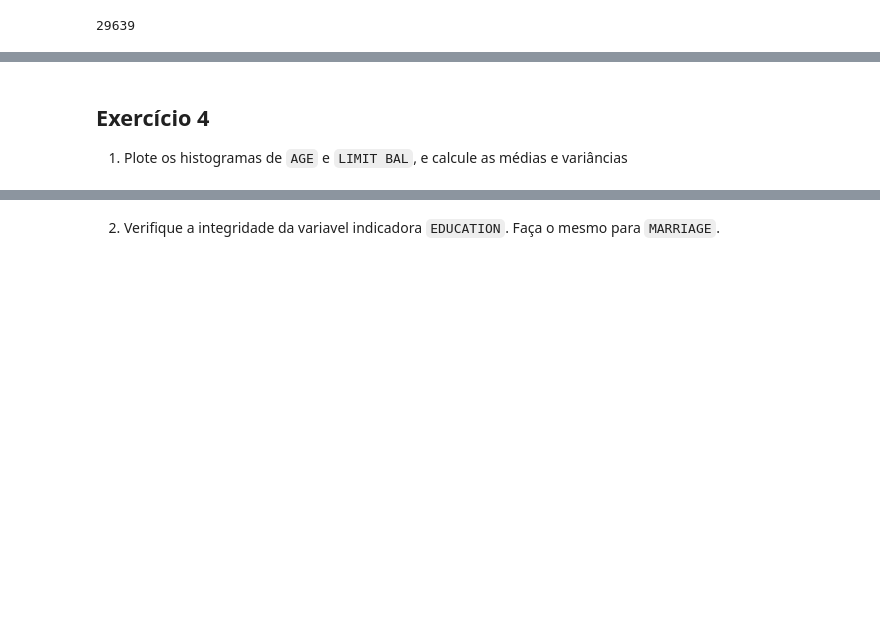
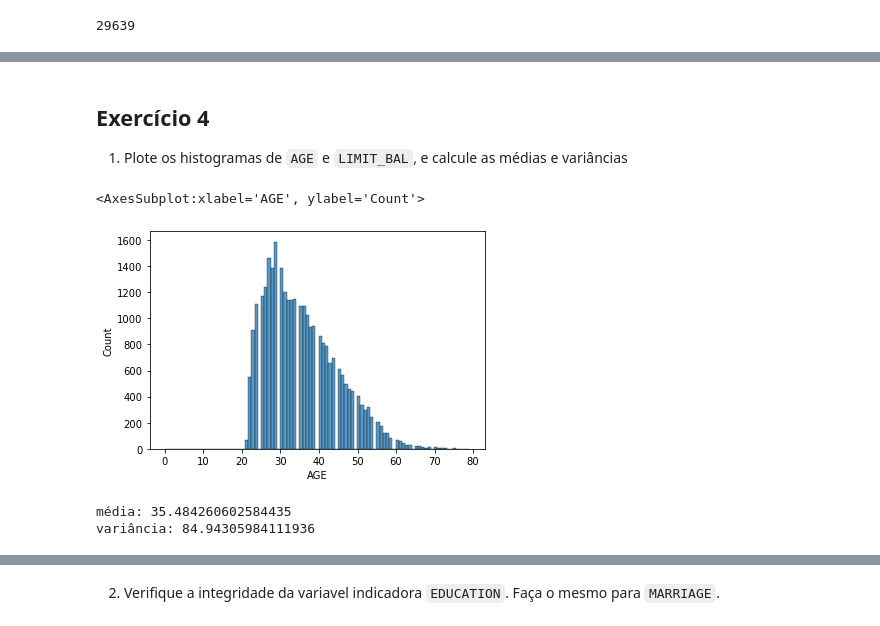
Before and after one commit to augusnunes/fraud-prediction, a Jupyter notebook: proj1.ipynb, the cells around one changed output, grey strips where cells are left out. Cells and saved outputs as stored; diff of their text form; code cells hidden in the pictures; blank space fills up the shorter version.

```diff
--- a/proj1.ipynb
+++ b/proj1.ipynb
@@ -142,3 +159,14 @@ A probabilidade de fraude e sua variância não muda muito quando são retiradas
 # %% [markdown]
 ## Exercício 4
-1. Plote os histogramas de `AGE` e `LIMIT BAL`, e calcule as médias e variâncias
+1. Plote os histogramas de `AGE` e `LIMIT_BAL`, e calcule as médias e variâncias
+# %%
+sns.histplot(new_df.AGE)
+# %% [output]
+<AxesSubplot:xlabel='AGE', ylabel='Count'>
+[figure, added]
+# %%
+print(f"média: {new_df.AGE.mean()}")
+print(f"variância: {new_df.AGE.var()}")
+# %% [output]
+média: 35.484260602584435
+variância: 84.94305984111936
```
Also changed, not shown: parts of 46 cells of this notebook, 2 other files.
